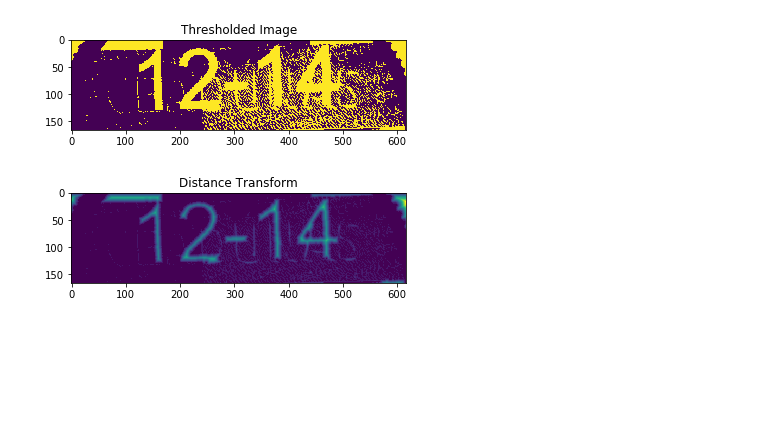
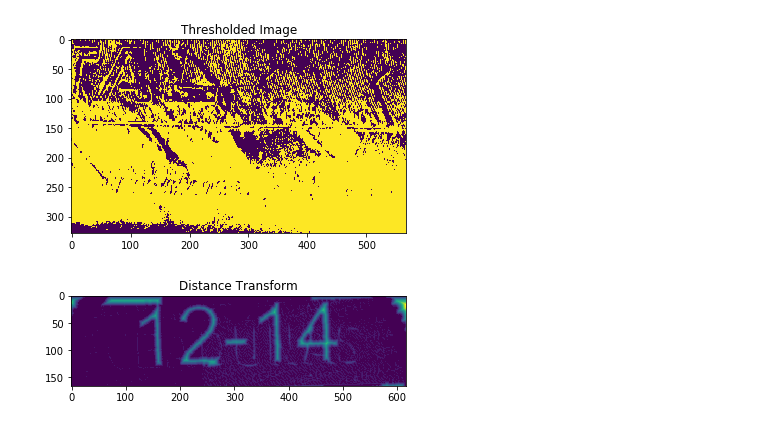
Before and after one commit to Robert-ML/licenta, a Jupyter notebook: notebook/code/playground/processing.ipynb, the cells around one changed output. Drawn from its saved outputs; the diff is of its cells as text; code cells hidden in the pictures; blank space fills up the shorter version.

```diff
--- a/notebook/code/playground/processing.ipynb
+++ b/notebook/code/playground/processing.ipynb
@@ -6,18 +6,18 @@ import imutils
 import cv2
 from matplotlib import pyplot as plt
 # %%
-image = cv2.imread("./in/tesseract_failing.png")
+image = cv2.imread("./in/tire_interpolation-5.png")
 gray = cv2.cvtColor(image, cv2.COLOR_BGR2GRAY)
 
 # threshold the image using Otsu's thresholding method
 thresh = cv2.threshold(gray, 0, 255,
 	cv2.THRESH_BINARY_INV | cv2.THRESH_OTSU)[1]
 cv2.imwrite("./out/tesseract_thresh.png", thresh)
 plt.imshow(thresh)
 plt.title("Thresholded Image")
 plt.show()
 # %% [output]
-[figure, old version]
+[figure, new version]
 # %%
 # apply a distance transform which calculates the distance to the
 # closest zero pixel for each pixel in the input image
```
Also changed, not shown: 4 other files.
